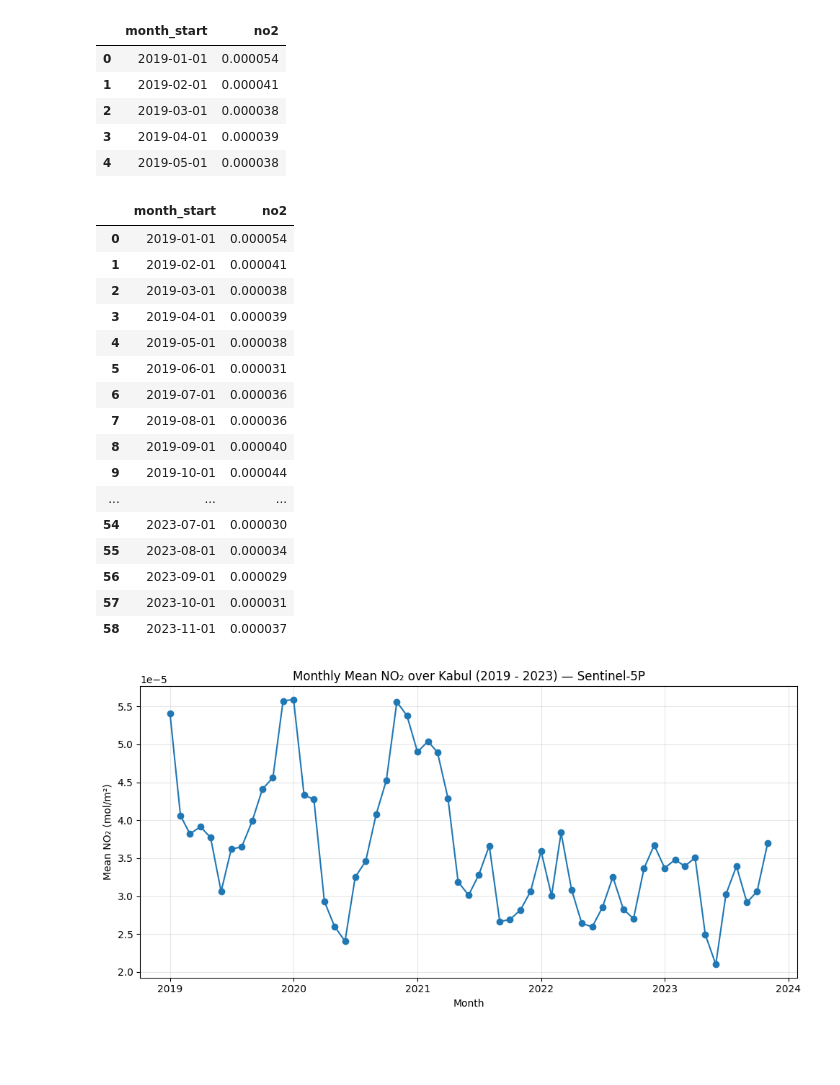
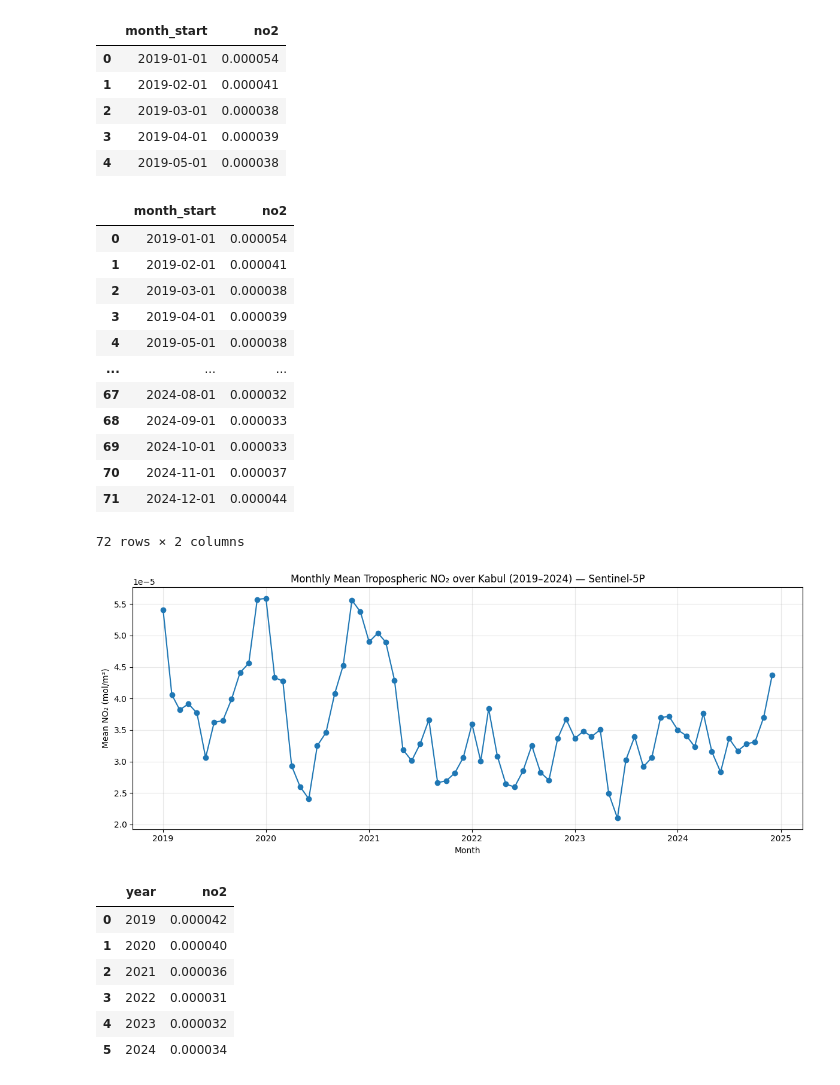
Before and after one commit to mfaizi1995/afghanistan-air-quality-sentinel5p, a Jupyter notebook: notebooks/03_kabul_no2_timeseries.ipynb, the cells around one changed output. Saved outputs shown, nothing was run; the diff lists cells and outputs as text; code cells hidden in the pictures; blank space fills up the shorter version.

Commit message:
Extend NO2 analysis to multi-year (2019–2024) for Kabul and multiple cities

```diff
--- a/notebooks/03_kabul_no2_timeseries.ipynb
+++ b/notebooks/03_kabul_no2_timeseries.ipynb
@@ -31,7 +31,7 @@ no2_collection = (
 
 # Date range for 2023
 start = ee.Date("2019-01-01")
-end   = ee.Date("2024-01-01")
+end   = ee.Date("2025-01-01")  # end is exclusive; this covers up to 2024-12
 # %%
 # Number of months between start and end
 n_months = end.difference(start, "month").int()
@@ -109,26 +109,40 @@ df
 | 2 | 2019-03-01 | 0.000038 |
 | 3 | 2019-04-01 | 0.000039 |
 | 4 | 2019-05-01 | 0.000038 |
-| 5 | 2019-06-01 | 0.000031 |
-| 6 | 2019-07-01 | 0.000036 |
-| 7 | 2019-08-01 | 0.000036 |
-| 8 | 2019-09-01 | 0.000040 |
-| 9 | 2019-10-01 | 0.000044 |
 | ... | ... | ... |
-| 54 | 2023-07-01 | 0.000030 |
-| 55 | 2023-08-01 | 0.000034 |
-| 56 | 2023-09-01 | 0.000029 |
-| 57 | 2023-10-01 | 0.000031 |
-| 58 | 2023-11-01 | 0.000037 |
+| 67 | 2024-08-01 | 0.000032 |
+| 68 | 2024-09-01 | 0.000033 |
+| 69 | 2024-10-01 | 0.000033 |
+| 70 | 2024-11-01 | 0.000037 |
+| 71 | 2024-12-01 | 0.000044 |
+72 rows × 2 columns
 # %%
-plt.figure(figsize=(10, 5))
+plt.figure(figsize=(12, 5))
 plt.plot(df["month_start"], df["no2"], marker="o")
 
-plt.title("Monthly Mean NO₂ over Kabul (2019 - 2023) — Sentinel-5P")
+plt.title("Monthly Mean Tropospheric NO₂ over Kabul (2019–2024) — Sentinel-5P")
 plt.xlabel("Month")
 plt.ylabel("Mean NO₂ (mol/m²)")
 plt.grid(True, alpha=0.3)
 plt.tight_layout()
 plt.show()
 # %% [output]
-[figure, old version]
+[figure, new version]
+# %%
+df["year"] = df["month_start"].dt.year
+
+annual = (
+    df[df["year"].between(2019, 2024)]
+    .groupby("year", as_index=False)["no2"]
+    .mean()
+)
+
+annual
+# %% [output]
+|  | year | no2 |
+| 0 | 2019 | 0.000042 |
+| 1 | 2020 | 0.000040 |
+| 2 | 2021 | 0.000036 |
+| 3 | 2022 | 0.000031 |
+| 4 | 2023 | 0.000032 |
+| 5 | 2024 | 0.000034 |
```
Also changed, not shown: parts of 2 cells of this notebook, 1 other file.
